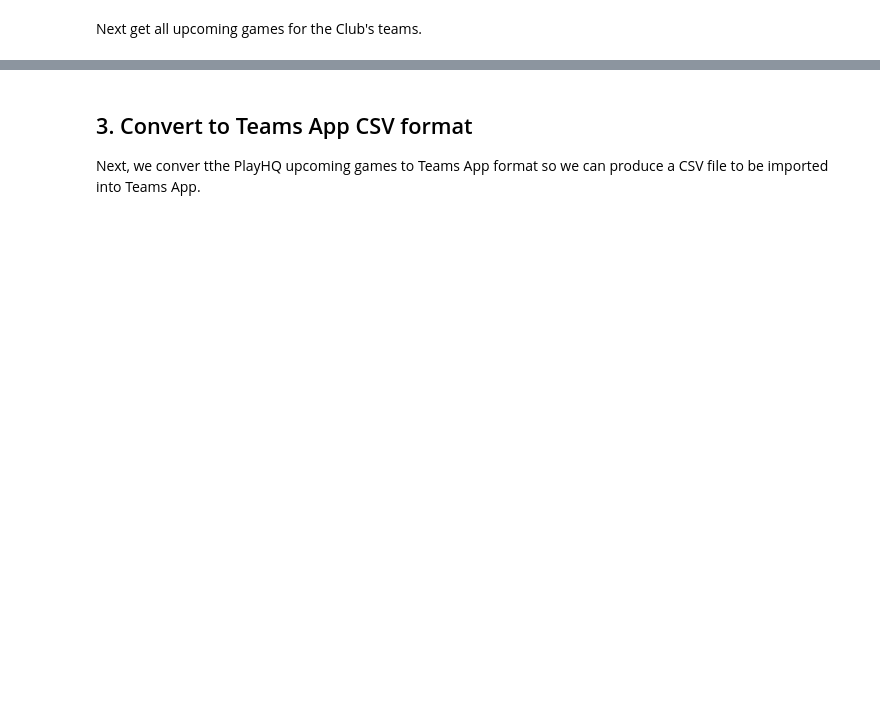
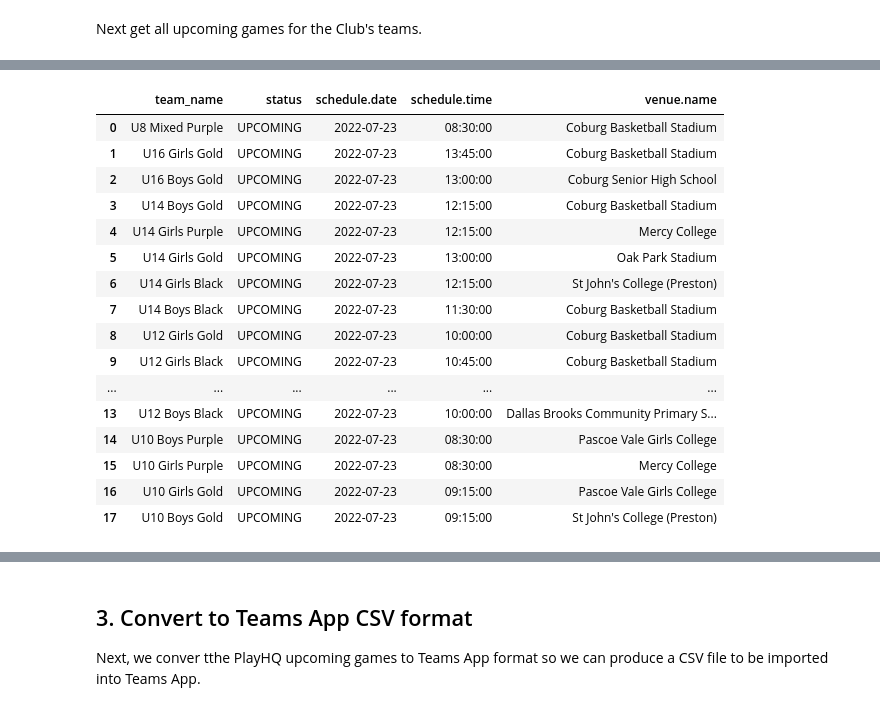
Before and after one commit to ssardina/tapp-fixture, a Jupyter notebook: playhq_scrape.ipynb, the cells around one changed output, grey strips where cells are left out. Drawn from its saved outputs; the diff is of its cells as text; code cells hidden in the pictures; blank space fills up the shorter version.

```diff
--- a/playhq_scrape.ipynb
+++ b/playhq_scrape.ipynb
@@ -90,4 +110,5 @@ teams_df
 Next get all upcoming games for the Club's teams.
 # %%
 upcoming_games_df = phq_club.get_games_by_status(teams_df)
-upcoming_games_df
+upcoming_games_df[['team_name', 'status', 'schedule.date', 'schedule.time', 'venue.name']]
+# %% [output]
@@ -94,3 +135,20 @@ upcoming_games_df
+|  | team_name | status | schedule.date | schedule.time | venue.name |
+| 0 | U8 Mixed Purple | UPCOMING | 2022-07-23 | 08:30:00 | Coburg Basketball Stadium |
+| 1 | U16 Girls Gold | UPCOMING | 2022-07-23 | 13:45:00 | Coburg Basketball Stadium |
+| 2 | U16 Boys Gold | UPCOMING | 2022-07-23 | 13:00:00 | Coburg Senior High School |
+| 3 | U14 Boys Gold | UPCOMING | 2022-07-23 | 12:15:00 | Coburg Basketball Stadium |
+| 4 | U14 Girls Purple | UPCOMING | 2022-07-23 | 12:15:00 | Mercy College |
+| 5 | U14 Girls Gold | UPCOMING | 2022-07-23 | 13:00:00 | Oak Park Stadium |
+| 6 | U14 Girls Black | UPCOMING | 2022-07-23 | 12:15:00 | St John's College (Preston) |
+| 7 | U14 Boys Black | UPCOMING | 2022-07-23 | 11:30:00 | Coburg Basketball Stadium |
+| 8 | U12 Girls Gold | UPCOMING | 2022-07-23 | 10:00:00 | Coburg Basketball Stadium |
+| 9 | U12 Girls Black | UPCOMING | 2022-07-23 | 10:45:00 | Coburg Basketball Stadium |
+| ... | ... | ... | ... | ... | ... |
+| 13 | U12 Boys Black | UPCOMING | 2022-07-23 | 10:00:00 | Dallas Brooks Community Primary S... |
+| 14 | U10 Boys Purple | UPCOMING | 2022-07-23 | 08:30:00 | Pascoe Vale Girls College |
+| 15 | U10 Girls Purple | UPCOMING | 2022-07-23 | 08:30:00 | Mercy College |
+| 16 | U10 Girls Gold | UPCOMING | 2022-07-23 | 09:15:00 | Pascoe Vale Girls College |
+| 17 | U10 Boys Gold | UPCOMING | 2022-07-23 | 09:15:00 | St John's College (Preston) |
 # %%
 game_rounds = upcoming_games_df['round.name'].unique()
 game_date = upcoming_games_df['schedule.date'].unique()
```
Also changed, not shown: parts of 11 cells of this notebook, 1 other file.
